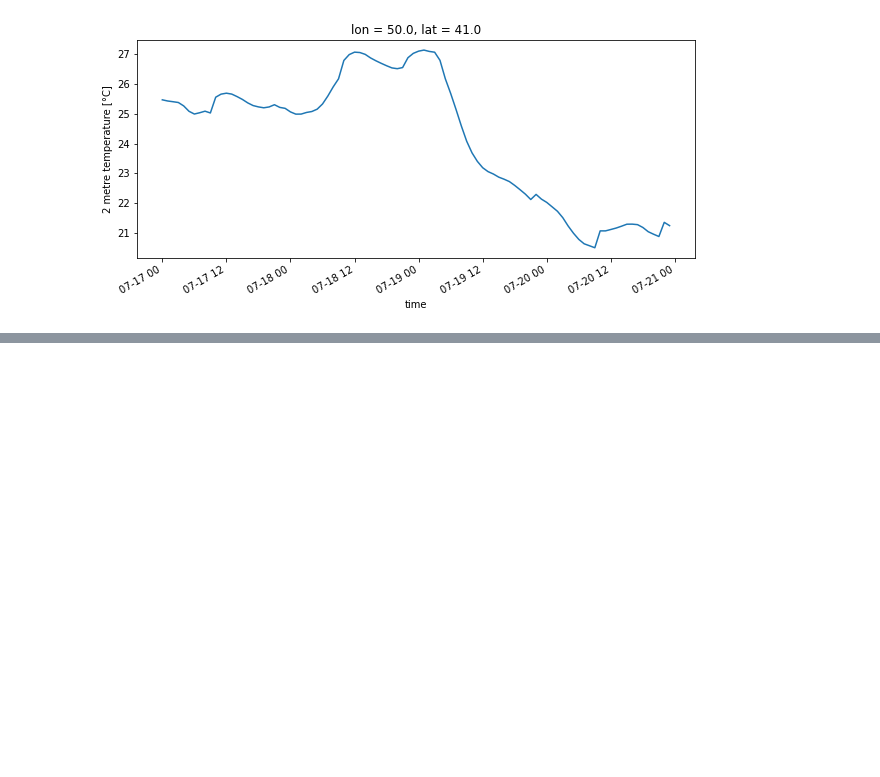
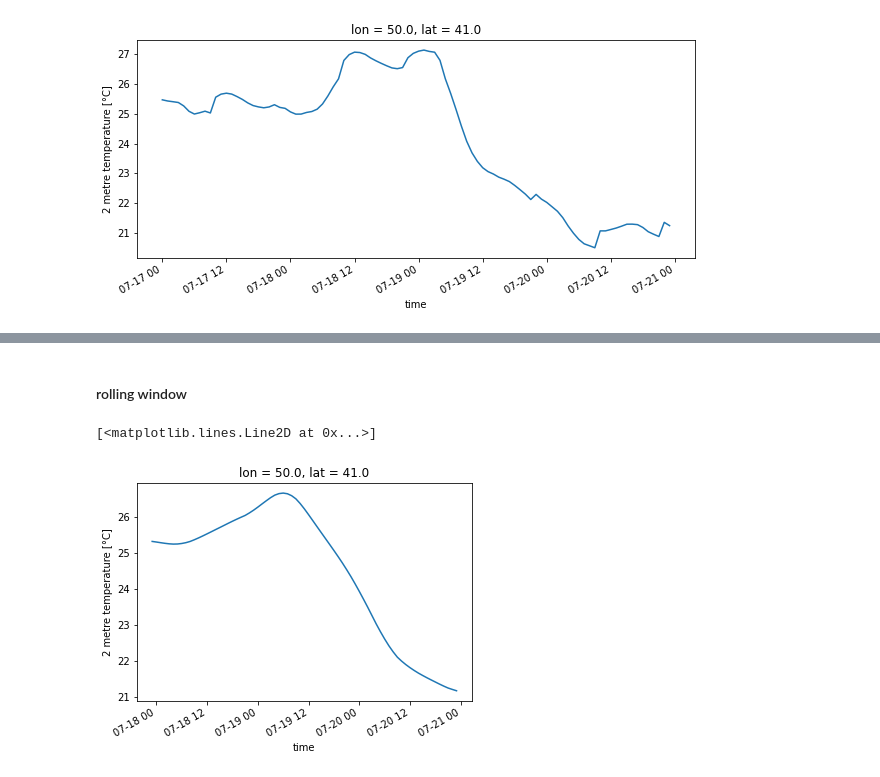
Before and after one commit to PedroLormendez/Climate-Data-A-hands-on-python-course, a Jupyter notebook: notebooks/Data_manipulation_and_vis.ipynb, the cells around one changed output, grey strips where cells are left out. Cells and saved outputs as stored; diff of their text form; code cells hidden in the pictures; blank space fills up the shorter version.

```diff
--- a/notebooks/Data_manipulation_and_vis.ipynb
+++ b/notebooks/Data_manipulation_and_vis.ipynb
@@ -216,0 +242,7 @@ t2m_series.plot()
+# %% [markdown]
+#### rolling window
+# %%
+t2m_series.rolling(time = 24).mean().plot()
+# %% [output]
+[<matplotlib.lines.Line2D at 0x...>]
+[figure, added]
```
Also changed, not shown: parts of 7 cells of this notebook, 5 other files.
